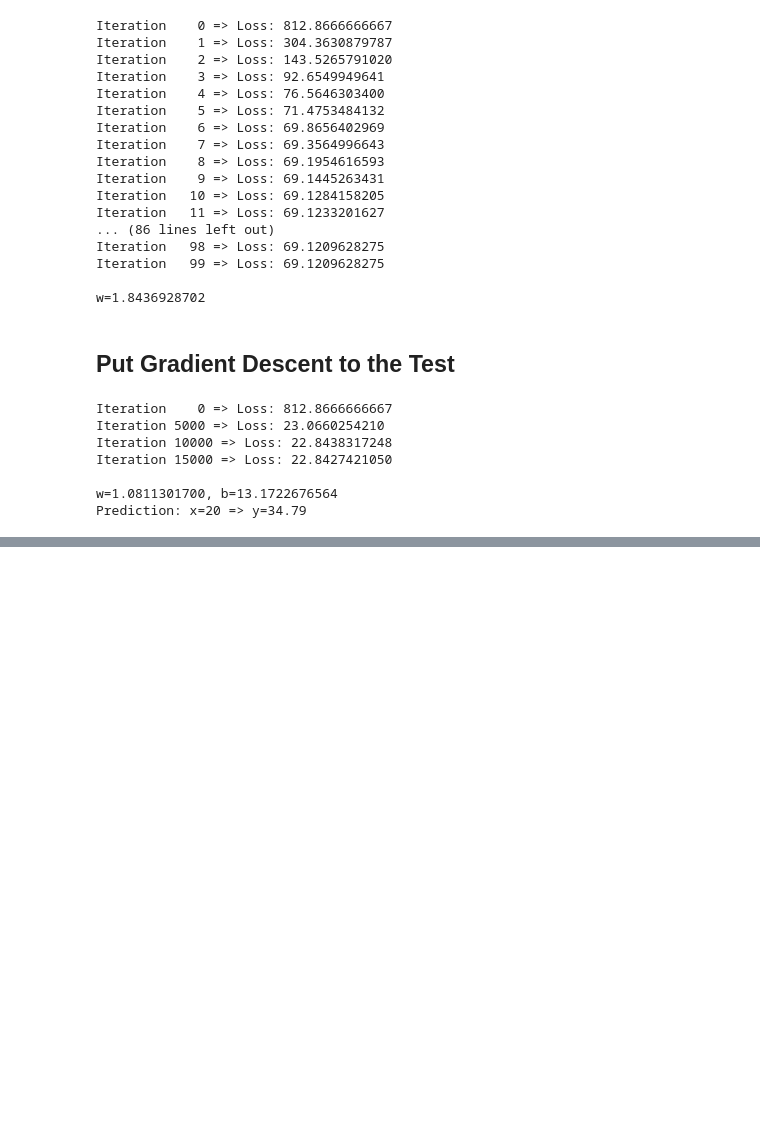
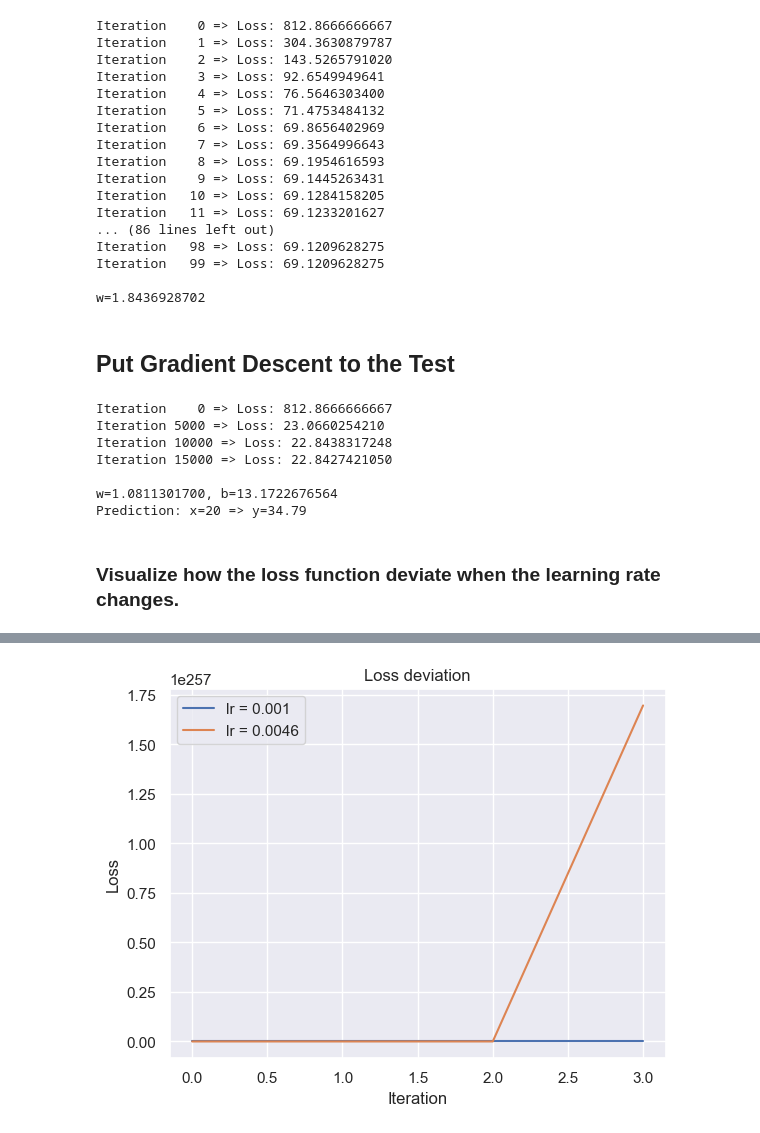
Before and after one commit to KaSaNaa/ML-Exercises, a Jupyter notebook: Pizza/pizza_Problem.ipynb, the cells around one changed output, grey strips where cells are left out. Cells and saved outputs as stored; diff of their text form; code cells hidden in the pictures; blank space fills up the shorter version.

Commit message:
feat: Improve model training process
Visualized how the loss function deviate when the learning rate changes

```diff
--- a/Pizza/pizza_Problem.ipynb
+++ b/Pizza/pizza_Problem.ipynb
@@ -226,3 +226,38 @@ Iteration 15000 => Loss: 22.8427421050
 
 w=1.0811301700, b=13.1722676564
 Prediction: x=20 => y=34.79
+# %% [markdown]
+### Visualize how the loss function deviate when the learning rate changes.
+# %%
+import matplotlib.pyplot as plt # type: ignore
+
+def train(X, Y, iterations, lr):
+    w = b = 0
+    losses = []
+    for i in range(iterations):
+        if (i % 5000 == 0):
+            current_loss = loss(X, Y, w, b)
+            print("Iteration %4d => Loss: %.10f" % (i, current_loss))
+            losses.append(current_loss)
+        w_gradient, b_gradient = gradient(X, Y, w, b)
+        w -= w_gradient * lr
+        b -= b_gradient * lr
+    return w, b, losses
+
+iterations = 20000
+
+# Train the model with lr = 0.001
+w1, b1, losses1 = train(X, Y, iterations, 0.001)
+
+# Train the model with lr = 0.005
+w2, b2, losses2 = train(X, Y, iterations, 0.0046)
+
+# Plot the losses
+plt.plot(losses1, label='lr = 0.001')
+plt.plot(losses2, label='lr = 0.0046')
+plt.title('Loss deviation')
+plt.xlabel('Iteration')
+plt.ylabel('Loss')
+plt.legend()
+plt.show()
+# %% [output]
@@ -228,0 +272 @@ Prediction: x=20 => y=34.79
+[figure, added]
```
Also changed, not shown: parts of 1 cell of this notebook.
